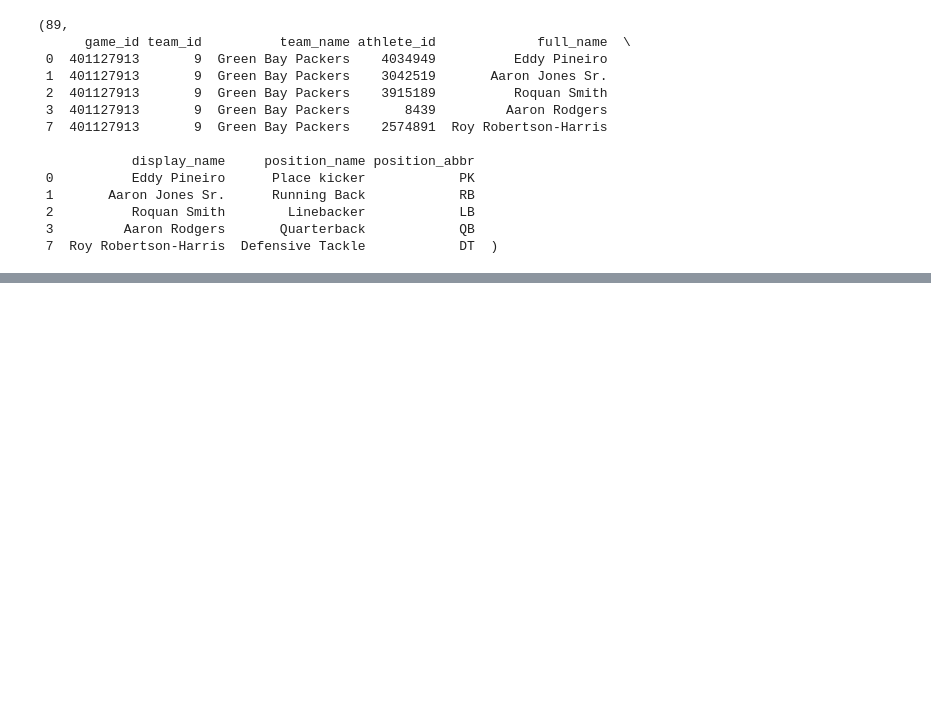
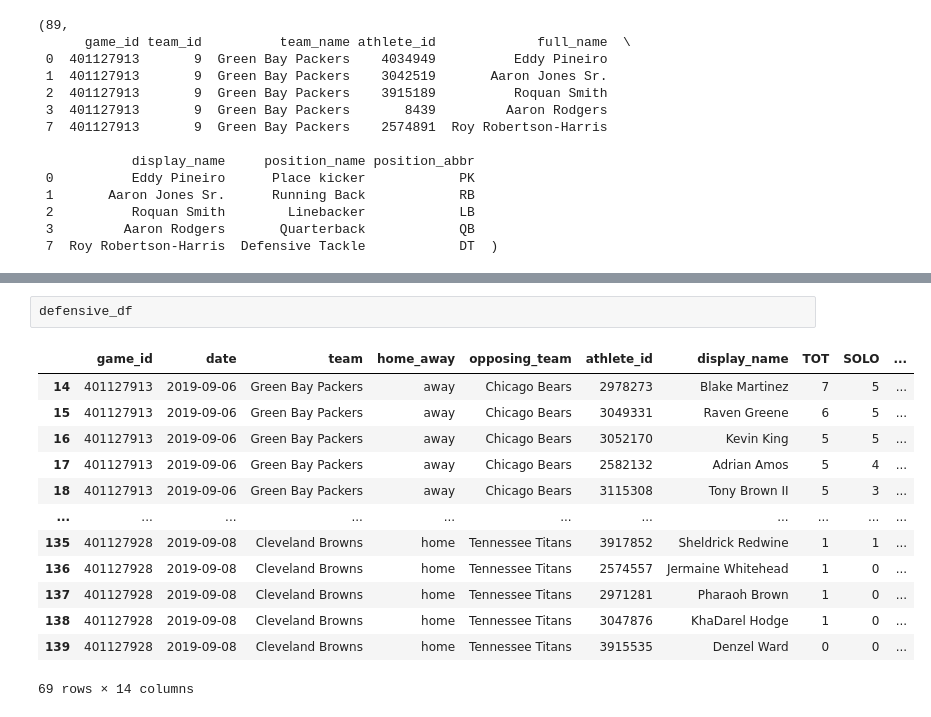
Before and after one commit to Lcocks/SportsBetting_NN, a Jupyter notebook: apicodes.ipynb, the cells around one changed output, grey strips where cells are left out. Drawn from its saved outputs; the diff is of its cells as text; blank space fills up the shorter version.

```diff
--- a/apicodes.ipynb
+++ b/apicodes.ipynb
@@ -657,0 +593,16 @@ First few rows:
+# %%
+defensive_df
+# %% [output]
+|  | game_id | date | team | home_away | opposing_team | athlete_id | display_name | TOT | SOLO | ... |
+| 14 | 401127913 | 2019-09-06 | Green Bay Packers | away | Chicago Bears | 2978273 | Blake Martinez | 7 | 5 | ... |
+| 15 | 401127913 | 2019-09-06 | Green Bay Packers | away | Chicago Bears | 3049331 | Raven Greene | 6 | 5 | ... |
+| 16 | 401127913 | 2019-09-06 | Green Bay Packers | away | Chicago Bears | 3052170 | Kevin King | 5 | 5 | ... |
+| 17 | 401127913 | 2019-09-06 | Green Bay Packers | away | Chicago Bears | 2582132 | Adrian Amos | 5 | 4 | ... |
+| 18 | 401127913 | 2019-09-06 | Green Bay Packers | away | Chicago Bears | 3115308 | Tony Brown II | 5 | 3 | ... |
+| ... | ... | ... | ... | ... | ... | ... | ... | ... | ... | ... |
+| 135 | 401127928 | 2019-09-08 | Cleveland Browns | home | Tennessee Titans | 3917852 | Sheldrick Redwine | 1 | 1 | ... |
+| 136 | 401127928 | 2019-09-08 | Cleveland Browns | home | Tennessee Titans | 2574557 | Jermaine Whitehead | 1 | 0 | ... |
+| 137 | 401127928 | 2019-09-08 | Cleveland Browns | home | Tennessee Titans | 2971281 | Pharaoh Brown | 1 | 0 | ... |
+| 138 | 401127928 | 2019-09-08 | Cleveland Browns | home | Tennessee Titans | 3047876 | KhaDarel Hodge | 1 | 0 | ... |
+| 139 | 401127928 | 2019-09-08 | Cleveland Browns | home | Tennessee Titans | 3915535 | Denzel Ward | 0 | 0 | ... |
+69 rows × 14 columns
```
Also changed, not shown: parts of 37 cells of this notebook, 19 other files.
